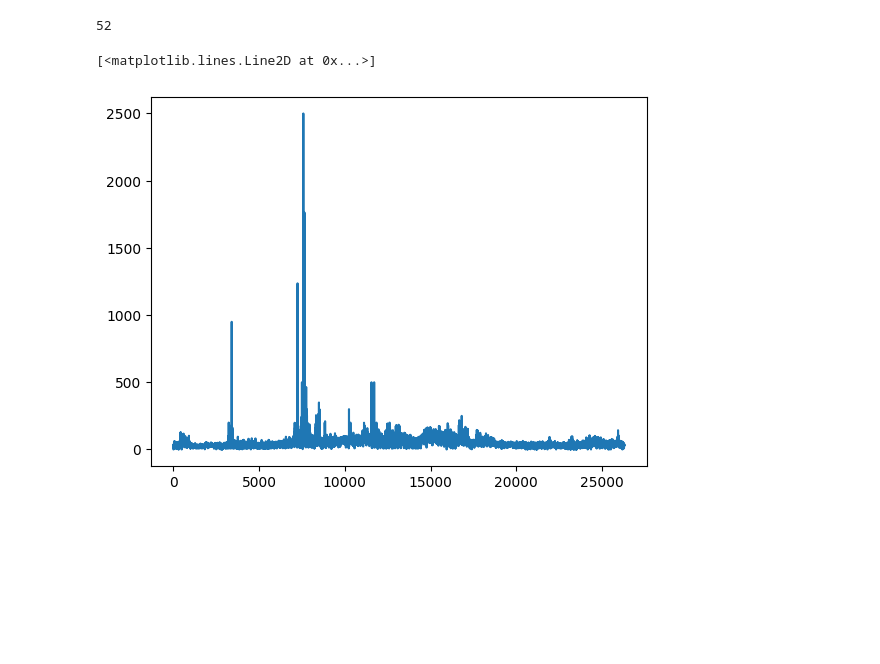
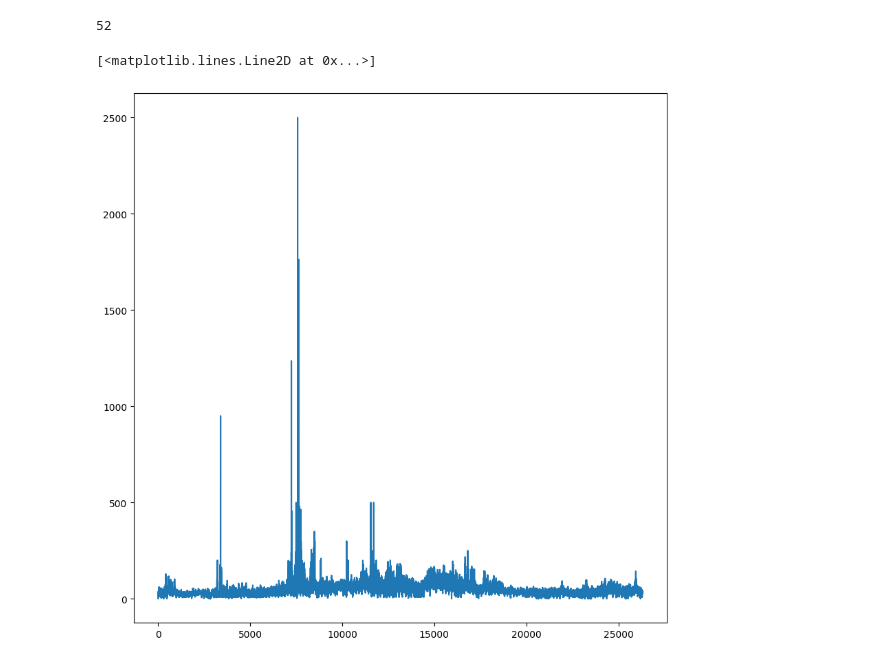
Before and after one commit to martonymous/project_rl, a Jupyter notebook: data_prep.ipynb, the cells around one changed output. Saved outputs shown, nothing was run; the diff lists cells and outputs as text; code cells hidden in the pictures; blank space fills up the shorter version.

```diff
--- a/data_prep.ipynb
+++ b/data_prep.ipynb
@@ -43,8 +41,8 @@ np.max(df_week)
 # %% [output]
 52
 # %%
-plt.figsize(figsize)
+plt.figure(figsize=(10,10))
 plt.plot(df_prices)
 # %% [output]
 [<matplotlib.lines.Line2D at 0x...>]
-[figure, old version]
+[figure, new version]
```
Also changed, not shown: parts of 3 cells of this notebook.
